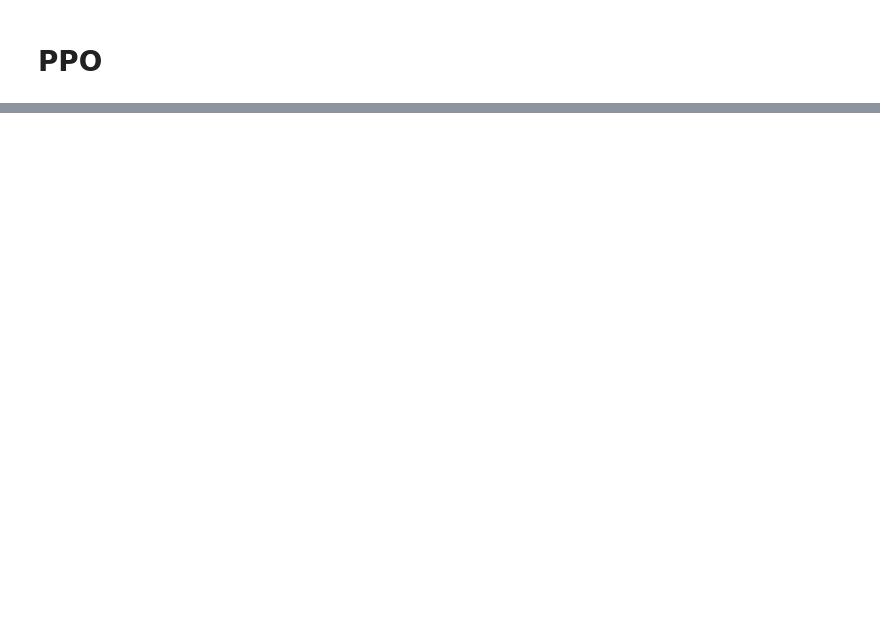
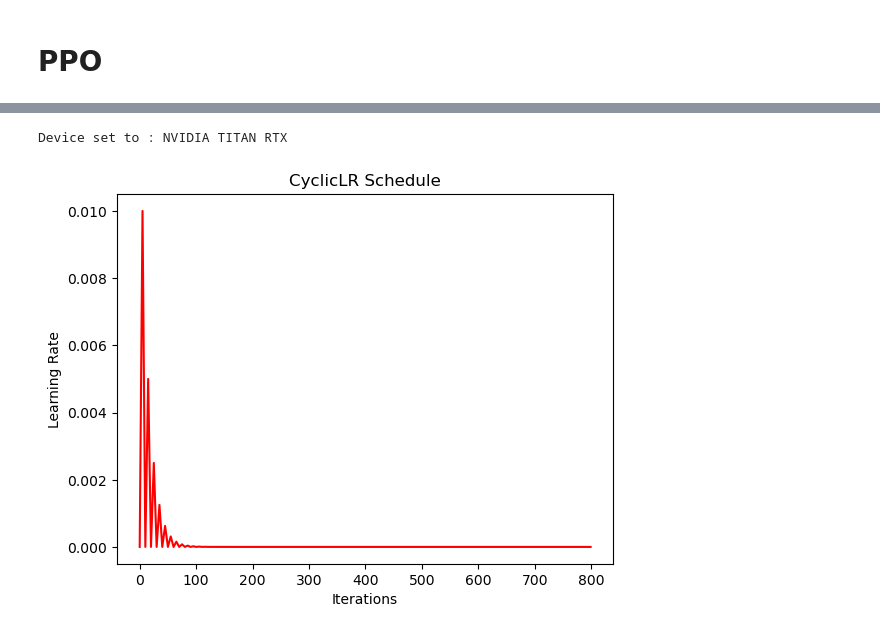
Before and after one commit to ciceklab/beacon-defense-strategies, a Jupyter notebook: main.ipynb, the cells around one changed output, grey strips where cells are left out. Saved outputs shown, nothing was run; the diff lists cells and outputs as text; code cells hidden in the pictures; blank space fills up the shorter version.

```diff
--- a/main.ipynb
+++ b/main.ipynb
@@ -230,3 +197,45 @@ tensor2
+# %%
+import torch
+from matplotlib import pyplot as plt
+
+lr_list = []
+model = [torch.nn.Parameter(torch.randn(2, 2, requires_grad=True))]
+
+# Initial learning rate
+LR = 0.001
+optimizer = torch.optim.Adam(model, lr=LR)
+
+# Define the CyclicLR scheduler
+max_lr = 0.01
+min_lr = 0.000001
+scheduler = torch.optim.lr_scheduler.CyclicLR(
+    optimizer, base_lr=0.00001, max_lr=0.01,
+    cycle_momentum=False, mode='triangular2', step_size_up=5, step_size_down=5
+)
+
+# Simulate training over multiple epochs
+for epoch in range(1, 5):
+    data_size = 200
+    for i in range(data_size):
+        optimizer.zero_grad()
+        # Simulate a step (e.g., loss.backward() and optimizer.step())
+        optimizer.step()
+
+        # Record the current learning rate
+        lr_list.append(optimizer.state_dict()['param_groups'][0]['lr'])
+
+        # Step the scheduler
+        scheduler.step()
+
+# Plot the learning rate schedule
+plt.plot(range(len(lr_list)), lr_list, color='r')
+plt.xlabel('Iterations')
+plt.ylabel('Learning Rate')
+plt.title('CyclicLR Schedule')
+plt.show()
+# %% [output]
+Device set to : NVIDIA TITAN RTX
+[figure, added]
 # %%
 genome = torch.as_tensor(1)
 maf =   torch.as_tensor(0.1790)
```
Also changed, not shown: parts of 19 cells of this notebook, 11 other files.
